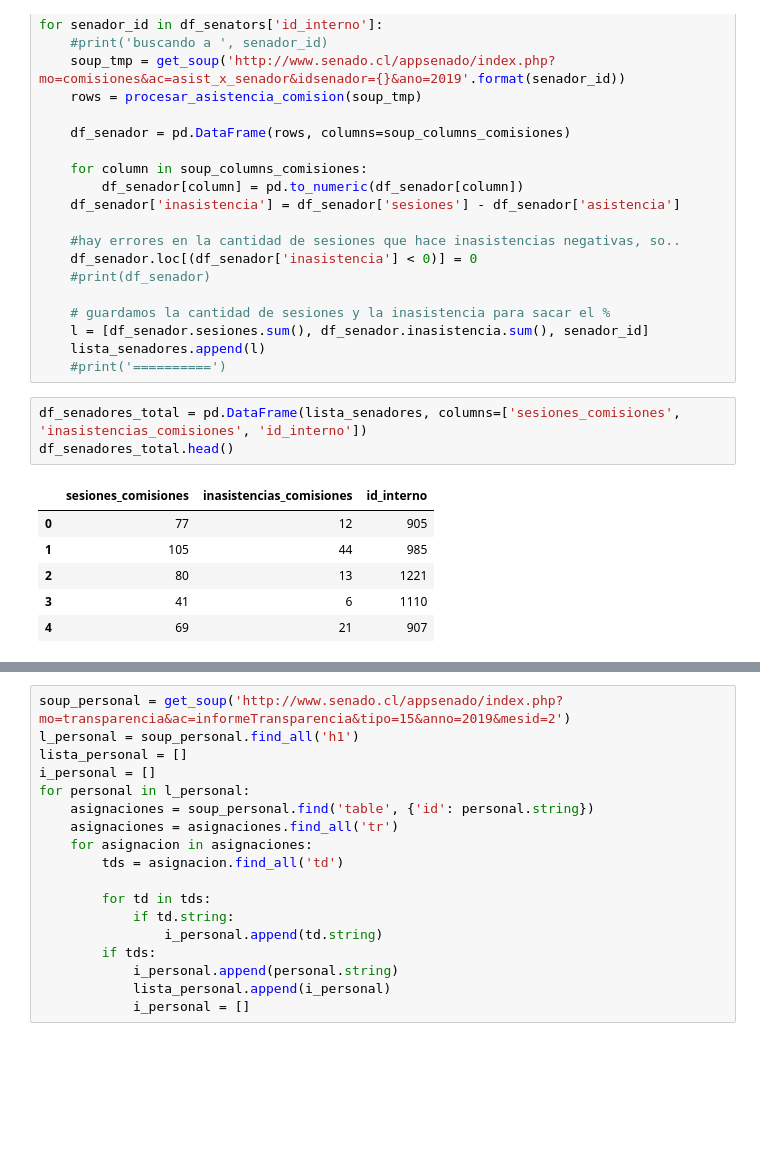
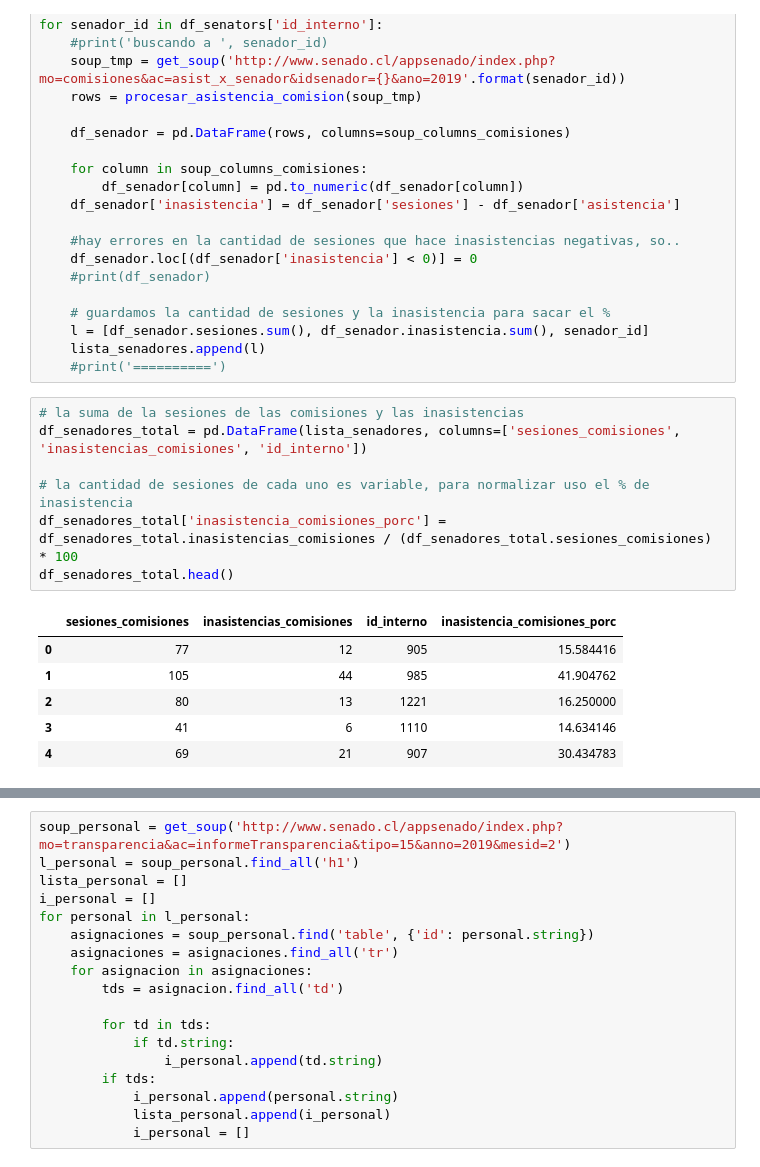
Before and after one commit to mauricioponce/polis, a Jupyter notebook: polis.ipynb, the cells around one changed output, grey strips where cells are left out. Cells and saved outputs as stored; diff of their text form; blank space fills up the shorter version.

```diff
--- a/polis.ipynb
+++ b/polis.ipynb
@@ -206,15 +213,19 @@ for senador_id in df_senators['id_interno']:
     l = [df_senador.sesiones.sum(), df_senador.inasistencia.sum(), senador_id]
     lista_senadores.append(l)
     #print('==========')
-# %%
-df_senadores_total = pd.DataFrame(lista_senadores, columns=['sesiones_comisiones', 'inasistencias_comisiones', 'id_interno'])
-df_senadores_total.head()
-# %% [output]
-|  | sesiones_comisiones | inasistencias_comisiones | id_interno |
-| 0 | 77 | 12 | 905 |
-| 1 | 105 | 44 | 985 |
-| 2 | 80 | 13 | 1221 |
-| 3 | 41 | 6 | 1110 |
-| 4 | 69 | 21 | 907 |
+# %%
+# la suma de la sesiones de las comisiones y las inasistencias
+df_senadores_total = pd.DataFrame(lista_senadores, columns=['sesiones_comisiones', 'inasistencias_comisiones', 'id_interno'])
+
+# la cantidad de sesiones de cada uno es variable, para normalizar uso el % de inasistencia
+df_senadores_total['inasistencia_comisiones_porc'] = df_senadores_total.inasistencias_comisiones / (df_senadores_total.sesiones_comisiones) * 100
+df_senadores_total.head()
+# %% [output]
+|  | sesiones_comisiones | inasistencias_comisiones | id_interno | inasistencia_comisiones_porc |
+| 0 | 77 | 12 | 905 | 15.584416 |
+| 1 | 105 | 44 | 985 | 41.904762 |
+| 2 | 80 | 13 | 1221 | 16.250000 |
+| 3 | 41 | 6 | 1110 | 14.634146 |
+| 4 | 69 | 21 | 907 | 30.434783 |
 # %%
 df_senators = pd.merge(df_senators, df_senadores_total, on='id_interno')
```
Also changed, not shown: parts of 15 cells of this notebook.
